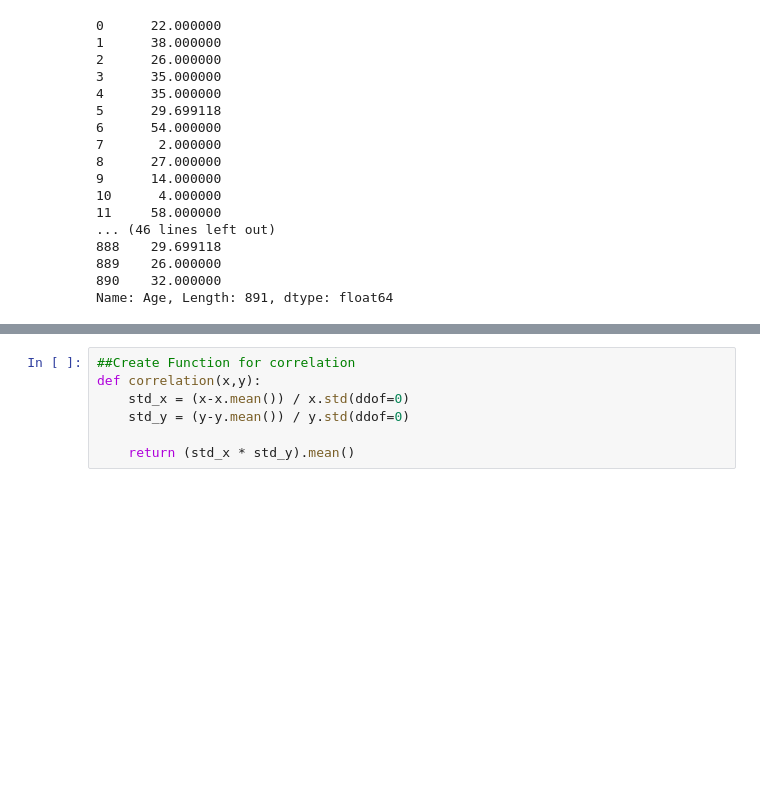
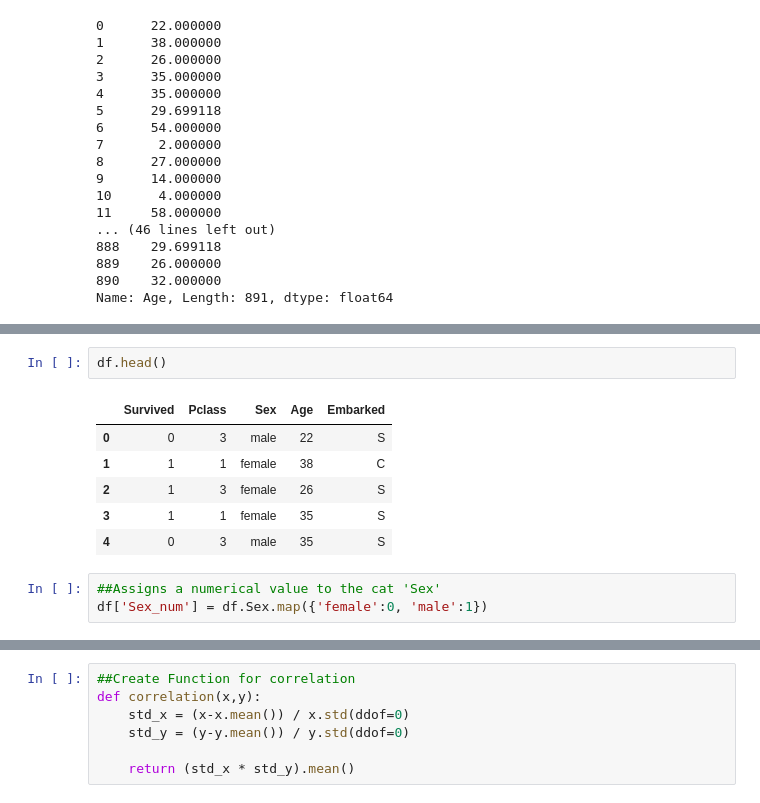
Before and after one commit to mjlsmith/Investigating-a-Dataset, a Jupyter notebook: Titanic Data analysis.ipynb, the cells around one changed output, grey strips where cells are left out. Drawn from its saved outputs; the diff is of its cells as text; blank space fills up the shorter version.

```diff
--- a/Titanic Data analysis.ipynb
+++ b/Titanic Data analysis.ipynb
@@ -296,0 +354,12 @@ Name: Pclass, dtype: int64
+# %%
+df.head()
+# %% [output]
+|  | Survived | Pclass | Sex | Age | Embarked |
+| 0 | 0 | 3 | male | 22 | S |
+| 1 | 1 | 1 | female | 38 | C |
+| 2 | 1 | 3 | female | 26 | S |
+| 3 | 1 | 1 | female | 35 | S |
+| 4 | 0 | 3 | male | 35 | S |
+# %%
+##Assigns a numerical value to the cat 'Sex'
+df['Sex_num'] = df.Sex.map({'female':0, 'male':1})
```
Also changed, not shown: parts of 31 cells of this notebook.
